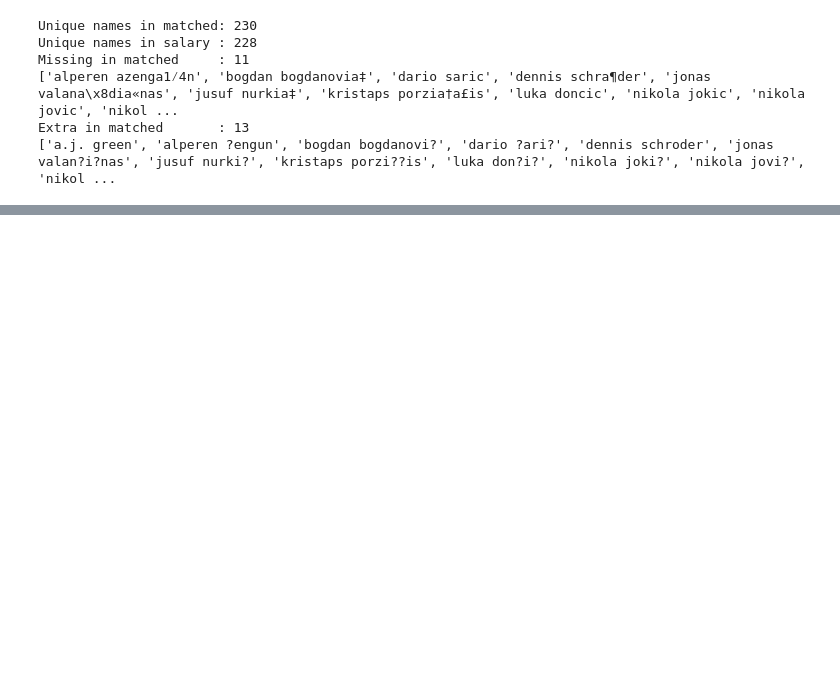
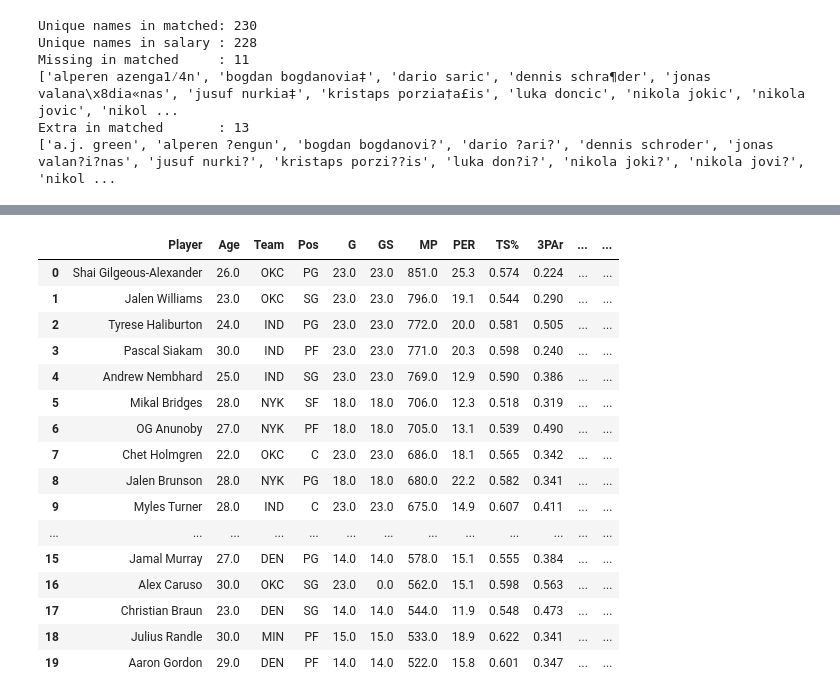
Before and after one commit to codinggreenhorn/3520, a Jupyter notebook: dataclean.ipynb, the cells around one changed output, grey strips where cells are left out. Drawn from its saved outputs; the diff is of its cells as text; code cells hidden in the pictures; blank space fills up the shorter version.

```diff
--- a/dataclean.ipynb
+++ b/dataclean.ipynb
@@ -125,0 +163,65 @@ Extra in matched       : 13
+# %%
+import os
+import pandas as pd
+import unicodedata
+
+
+def normalize_name(value):
+    text = unicodedata.normalize('NFKD', str(value))
+    text = ''.join(ch for ch in text if not unicodedata.combining(ch))
+    return text.strip().lower()
+
+
+def read_csv_fallback(path, **kwargs):
+    for encoding in ['utf-8', 'cp1252', 'latin1']:
+        try:
+            return pd.read_csv(path, encoding=encoding, **kwargs)
+        except UnicodeDecodeError:
+            continue
+    raise ValueError(f'Could not decode: {path}')
+
+
+salary_path = 'data/playoff_salary.csv' if os.path.exists('data/playoff_salary.csv') else 'playoff_salary.csv'
+adv_path = '2025_playoff_adv_raw.csv' if os.path.exists('2025_playoff_adv_raw.csv') else 'data/2025_playoff_adv_raw.csv'
+
+salary_df = read_csv_fallback(salary_path)
+adv_df = read_csv_fallback(adv_path)
+
+salary_cols = ['Player', 'Salary', 'Awards', 'Pos_C', 'Pos_PF', 'Pos_PG', 'Pos_SF', 'Pos_SG']
+salary_lookup = salary_df[salary_cols].drop_duplicates(subset=['Player']).copy()
+salary_lookup['name_key'] = salary_lookup['Player'].map(normalize_name)
+adv_df['name_key'] = adv_df['Player'].map(normalize_name)
+
+salary_names = set(salary_lookup['name_key'])
+adv_names = set(adv_df['name_key'])
+
+missing_in_salary = sorted(adv_names - salary_names)
+missing_in_adv = sorted(salary_names - adv_names)
+
+print('Players in advanced raw but not in salary file:')
+print(missing_in_salary)
+print('Players in salary file but not in advanced raw:')
+print(missing_in_adv)
+
+# Keep only advanced rows that exist in the salary file
+adv_df = adv_df[adv_df['name_key'].isin(salary_names)].copy()
+
+matched_df = adv_df.merge(
+    salary_lookup.drop(columns=['Player']),
+    on='name_key',
+    how='left'
+)
+
+if 'Awards_y' in matched_df.columns:
+    matched_df['Awards'] = matched_df['Awards_y']
+    matched_df = matched_df.drop(columns=['Awards_y'])
+if 'Awards_x' in matched_df.columns:
+    matched_df = matched_df.drop(columns=['Awards_x'])
+
+matched_df = matched_df.drop(columns=['name_key'])
+
+print(f'Loaded salary data from: {salary_path}')
+print(f'Loaded advanced data from: {adv_path}')
+print(f'Matched rows: {len(matched_df)}')
+matched_df.head(20)
+# %% [output]
@@ -125,0 +235,17 @@ Extra in matched       : 13
+|  | Player | Age | Team | Pos | G | GS | MP | PER | TS% | 3PAr | ... | ... |
+| 0 | Shai Gilgeous-Alexander | 26.0 | OKC | PG | 23.0 | 23.0 | 851.0 | 25.3 | 0.574 | 0.224 | ... | ... |
+| 1 | Jalen Williams | 23.0 | OKC | SG | 23.0 | 23.0 | 796.0 | 19.1 | 0.544 | 0.290 | ... | ... |
+| 2 | Tyrese Haliburton | 24.0 | IND | PG | 23.0 | 23.0 | 772.0 | 20.0 | 0.581 | 0.505 | ... | ... |
+| 3 | Pascal Siakam | 30.0 | IND | PF | 23.0 | 23.0 | 771.0 | 20.3 | 0.598 | 0.240 | ... | ... |
+| 4 | Andrew Nembhard | 25.0 | IND | SG | 23.0 | 23.0 | 769.0 | 12.9 | 0.590 | 0.386 | ... | ... |
+| 5 | Mikal Bridges | 28.0 | NYK | SF | 18.0 | 18.0 | 706.0 | 12.3 | 0.518 | 0.319 | ... | ... |
+| 6 | OG Anunoby | 27.0 | NYK | PF | 18.0 | 18.0 | 705.0 | 13.1 | 0.539 | 0.490 | ... | ... |
+| 7 | Chet Holmgren | 22.0 | OKC | C | 23.0 | 23.0 | 686.0 | 18.1 | 0.565 | 0.342 | ... | ... |
+| 8 | Jalen Brunson | 28.0 | NYK | PG | 18.0 | 18.0 | 680.0 | 22.2 | 0.582 | 0.341 | ... | ... |
+| 9 | Myles Turner | 28.0 | IND | C | 23.0 | 23.0 | 675.0 | 14.9 | 0.607 | 0.411 | ... | ... |
+| ... | ... | ... | ... | ... | ... | ... | ... | ... | ... | ... | ... | ... |
+| 15 | Jamal Murray | 27.0 | DEN | PG | 14.0 | 14.0 | 578.0 | 15.1 | 0.555 | 0.384 | ... | ... |
+| 16 | Alex Caruso | 30.0 | OKC | SG | 23.0 | 0.0 | 562.0 | 15.1 | 0.598 | 0.563 | ... | ... |
+| 17 | Christian Braun | 23.0 | DEN | SG | 14.0 | 14.0 | 544.0 | 11.9 | 0.548 | 0.473 | ... | ... |
+| 18 | Julius Randle | 30.0 | MIN | PF | 15.0 | 15.0 | 533.0 | 18.9 | 0.622 | 0.341 | ... | ... |
+| 19 | Aaron Gordon | 29.0 | DEN | PF | 14.0 | 14.0 | 522.0 | 15.8 | 0.601 | 0.347 | ... | ... |
```
Also changed, not shown: parts of 7 cells of this notebook, 4 other files.
